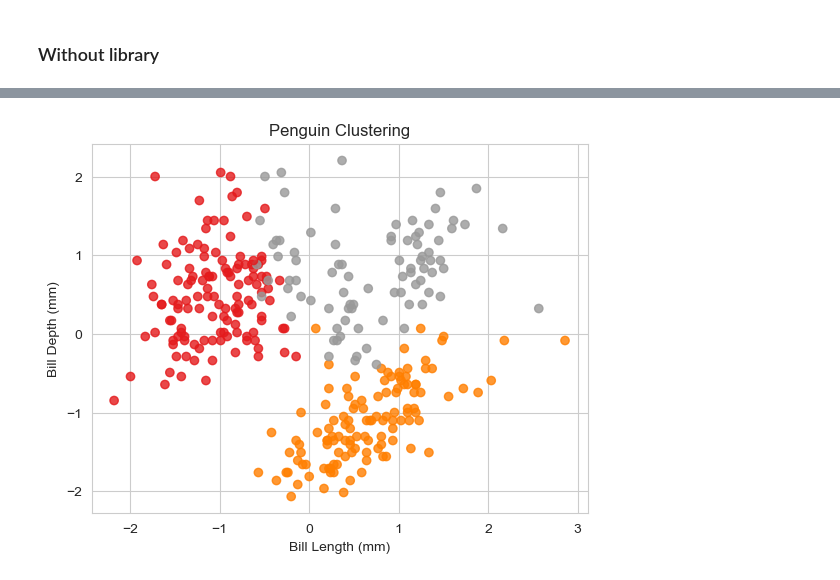
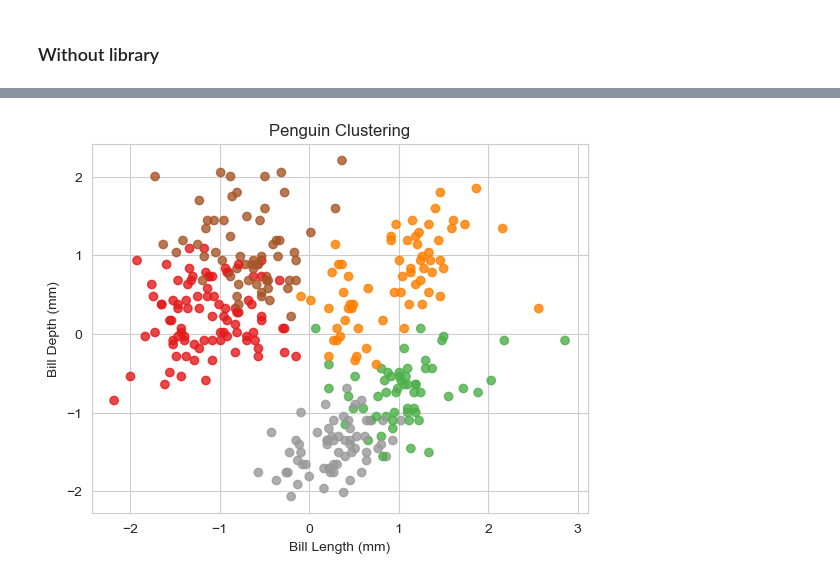
Before and after one commit to williamasesoftware/Clustering, a Jupyter notebook: K-Means-Ex.ipynb, the cells around one changed output, grey strips where cells are left out. Drawn from its saved outputs; the diff is of its cells as text; code cells hidden in the pictures.

```diff
--- a/K-Means-Ex.ipynb
+++ b/K-Means-Ex.ipynb
@@ -38,11 +38,11 @@ X = scaler.fit_transform(X)
 # %%
 # Fit the KMeans model with the optimal number of clusters (e.g., 3)
 from sklearn.cluster import KMeans
-kmeans = KMeans(n_clusters=4, random_state=42)
+kmeans = KMeans(n_clusters=5, random_state=42)
 kmeans.fit(X)
 
 # Plot the data points colored by their assigned cluster label
-plt.scatter(X[:, 0], X[:, 1], c=kmeans.labels_)
+plt.scatter(X[:, 0], X[:, 1], c=kmeans.labels_, cmap='Set1', alpha=0.8)
 plt.xlabel('Bill Length (mm)')
 plt.ylabel('Bill Depth (mm)')
 plt.title('Penguin Clustering')
@@ -101,16 +85,16 @@ plt.show()
 # %%
 #Make a plot where the color is the label assigned by the clustering
 
-kmeans = KMeans(n_clusters=3, random_state=42)
+kmeans = KMeans(n_clusters=5, random_state=42)
 kmeans.fit(X)
 
 # Plot the data points colored by their assigned cluster label
 plt.scatter(X[:, 0], X[:, 1], c=kmeans.predict(X), cmap='Set1', alpha=0.8)
 plt.xlabel('Bill Length (mm)')
 plt.ylabel('Bill Depth (mm)')
 plt.title('Penguin Clustering')
 plt.show()
 # %% [output]
-[figure, old version]
+[figure, new version]
 # %%
 #Make a 3D plot where the color is the label assigned by the clustering
```
Also changed, not shown: parts of 7 cells of this notebook.
